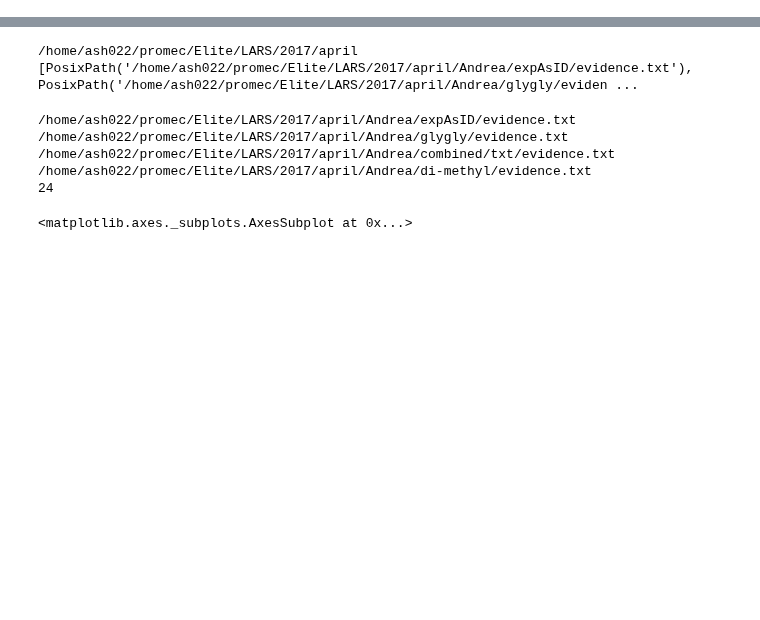
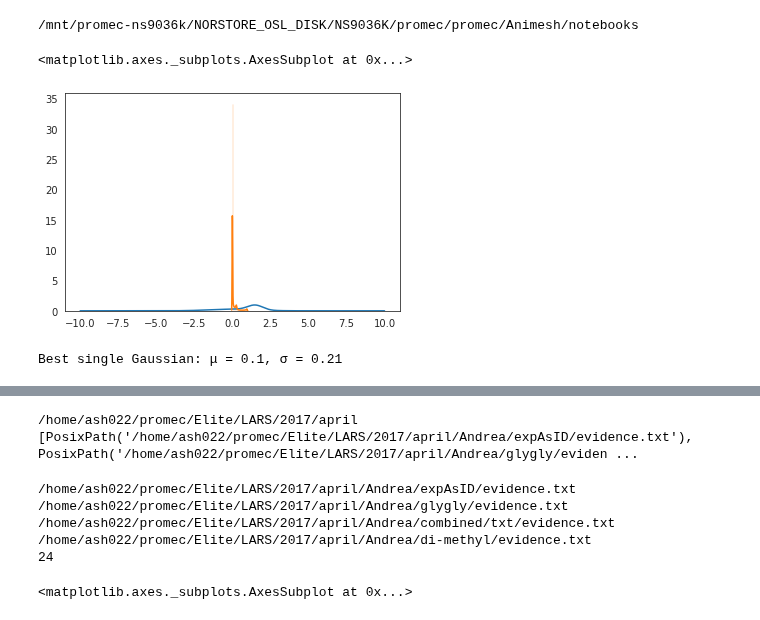
Before and after one commit to animesh/notebooks, a Jupyter notebook: scratch.ipynb, the cells around one changed output, grey strips where cells are left out. Drawn from its saved outputs; the diff is of its cells as text; code cells hidden in the pictures; blank space fills up the shorter version.

Commit message:
check out dimension reduction on random noise, try model peptide, update docker

```diff
--- a/scratch.ipynb
+++ b/scratch.ipynb
@@ -0,0 +1,6 @@
+# %%
+%%bash
+#ls
+pwd
+# %% [output]
+/mnt/promec-ns9036k/NORSTORE_OSL_DISK/NS9036K/promec/promec/Animesh/notebooks
@@ -0,0 +47,15 @@
+# %%
+#https://github.com/llSourcell/Gaussian_Mixture_Models/blob/master/intro_to_gmm_%26_em.ipynb
+import matplotlib.pyplot as plt
+from scipy import stats
+import numpy as np
+import seaborn as sns
+sns.set_style("white")
+x = np.linspace(start=-10, stop=10, num=1000)
+y = stats.norm.pdf(x, loc=0, scale=1.5)+stats.norm.pdf(x, loc=1.5, scale=.5)
+#%matplotlib inlinex = np.linspace(start=-10, stop=10, num=1000)
+plt.plot(x, y)
+sns.distplot(y)
+# %% [output]
+<matplotlib.axes._subplots.AxesSubplot at 0x...>
+[figure, added]
@@ -0,0 +79,6 @@
+# %%
+data
+best_single = Gaussian(np.mean(data), np.std(data))
+print('Best single Gaussian: μ = {:.2}, σ = {:.2}'.format(best_single.mu, best_single.sigma))
+# %% [output]
+Best single Gaussian: μ = 0.1, σ = 0.21
```
Also changed, not shown: parts of 13 cells of this notebook, 6 other files.
